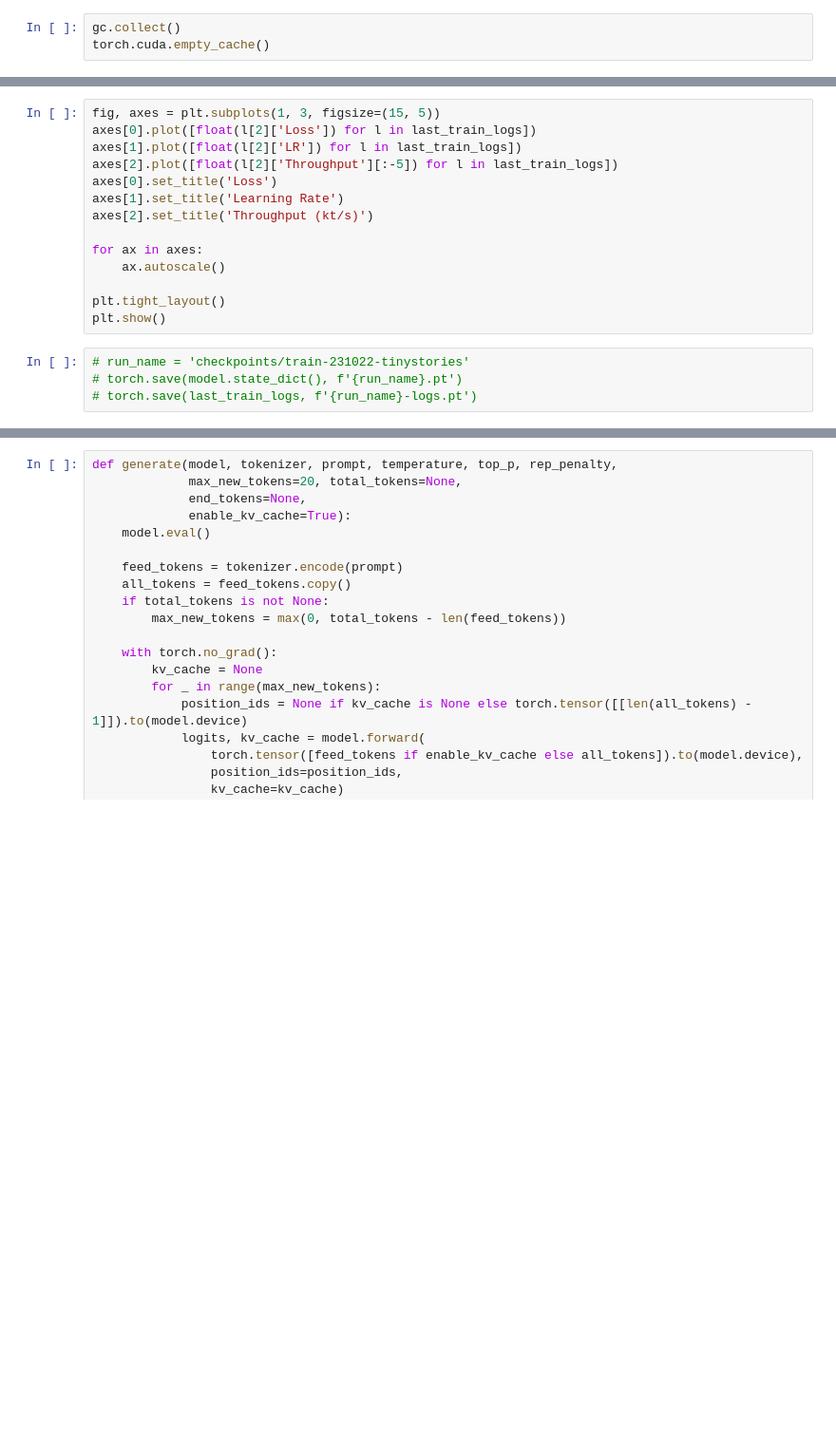
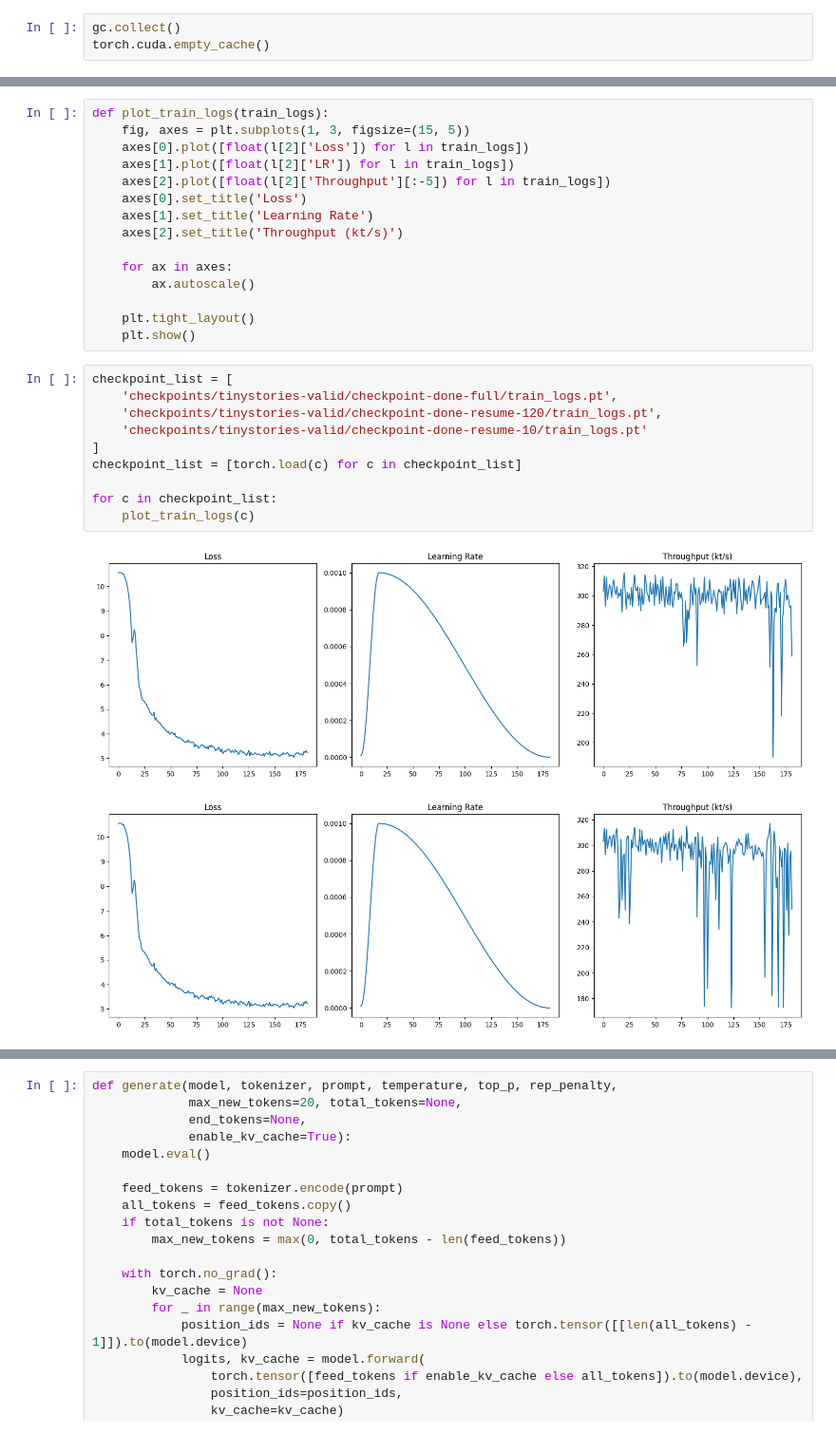
Before and after one commit to Larryvrh/transformer_from_scratch, a Jupyter notebook: vanilla_transformer.ipynb, the cells around one changed output, grey strips where cells are left out. Shown at 95% size. Cells and saved outputs as stored; diff of their text form; blank space fills up the shorter version.

Commit message:
Add pause/resume functionality for training.

```diff
--- a/vanilla_transformer.ipynb
+++ b/vanilla_transformer.ipynb
@@ -436,18 +571,28 @@ KeyboardInterrupt:
 # %%
-fig, axes = plt.subplots(1, 3, figsize=(15, 5))
-axes[0].plot([float(l[2]['Loss']) for l in last_train_logs])
-axes[1].plot([float(l[2]['LR']) for l in last_train_logs])
-axes[2].plot([float(l[2]['Throughput'][:-5]) for l in last_train_logs])
-axes[0].set_title('Loss')
-axes[1].set_title('Learning Rate')
-axes[2].set_title('Throughput (kt/s)')
+def plot_train_logs(train_logs):
+    fig, axes = plt.subplots(1, 3, figsize=(15, 5))
+    axes[0].plot([float(l[2]['Loss']) for l in train_logs])
+    axes[1].plot([float(l[2]['LR']) for l in train_logs])
+    axes[2].plot([float(l[2]['Throughput'][:-5]) for l in train_logs])
+    axes[0].set_title('Loss')
+    axes[1].set_title('Learning Rate')
+    axes[2].set_title('Throughput (kt/s)')
 
-for ax in axes:
-    ax.autoscale()
+    for ax in axes:
+        ax.autoscale()
 
-plt.tight_layout()
-plt.show()
+    plt.tight_layout()
+    plt.show()
-# %%
-# run_name = 'checkpoints/train-231022-tinystories'
-# torch.save(model.state_dict(), f'{run_name}.pt')
-# torch.save(last_train_logs, f'{run_name}-logs.pt')
+# %%
+checkpoint_list = [
+    'checkpoints/tinystories-valid/checkpoint-done-full/train_logs.pt',
+    'checkpoints/tinystories-valid/checkpoint-done-resume-120/train_logs.pt',
+    'checkpoints/tinystories-valid/checkpoint-done-resume-10/train_logs.pt'
+]
+checkpoint_list = [torch.load(c) for c in checkpoint_list]
+
+for c in checkpoint_list:
+    plot_train_logs(c)
+# %% [output]
+[figure, added]
+[figure, added]
```
Also changed, not shown: parts of 17 cells of this notebook, 2 other files.
